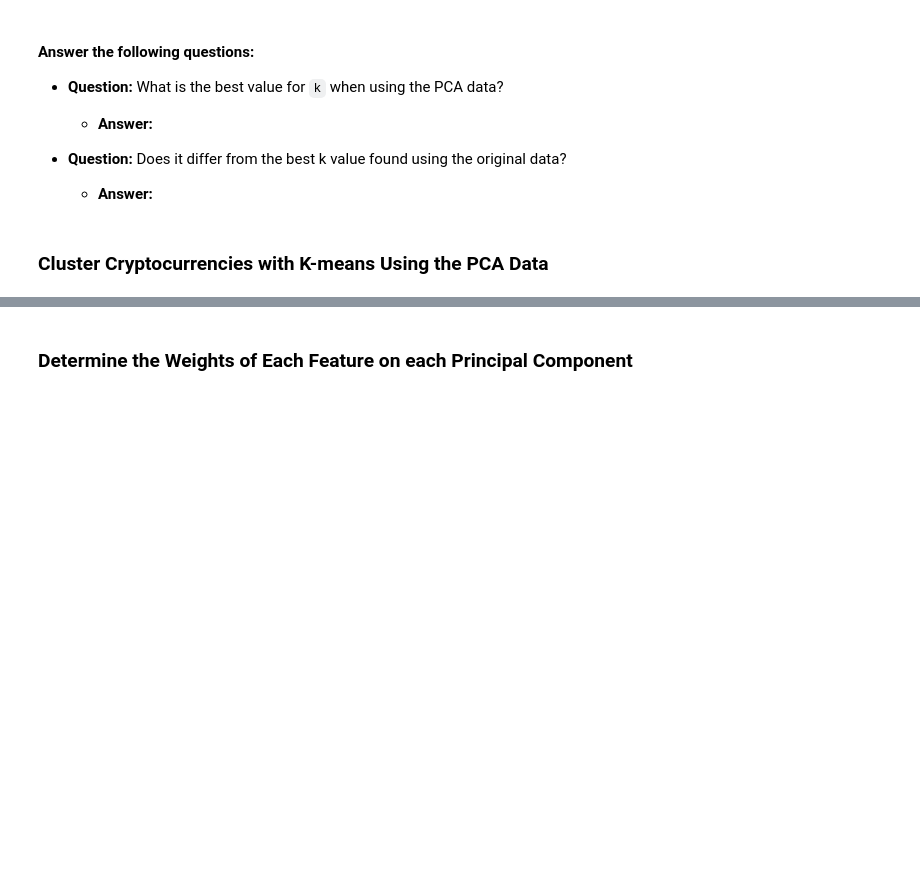
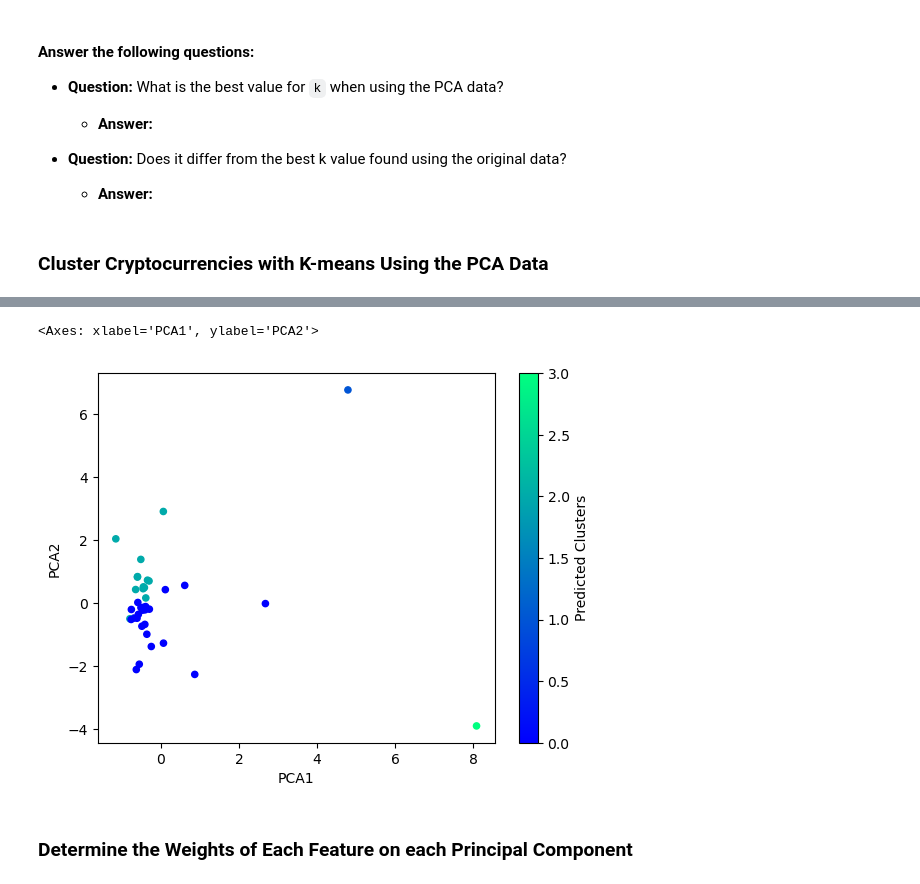
Before and after one commit to jrios46/CryptoClustering, a Jupyter notebook: Crypto_Clustering_starter_code.ipynb, the cells around one changed output, grey strips where cells are left out. Saved outputs shown, nothing was run; the diff lists cells and outputs as text; code cells hidden in the pictures; blank space fills up the shorter version.

```diff
--- a/Crypto_Clustering_starter_code.ipynb
+++ b/Crypto_Clustering_starter_code.ipynb
@@ -268,5 +319,7 @@ market_predictions
 ### Cluster Cryptocurrencies with K-means Using the PCA Data
 # %%
 # Initialize the K-Means model using the best value for k
+model =KMeans(n_clusters=4, n_init='auto', random_state=1)
 # %%
 # Fit the K-Means model using the PCA data
+model.fit(pca_info_df)
@@ -278,8 +338,9 @@ market_predictions
 # %%
 # Create a copy of the DataFrame with the PCA data
-
+preditctions_k4_df = pca_info_df.copy()
 
 # Add a new column to the DataFrame with the predicted clusters
-
+preditctions_k4_df ["Predicted Clusters"] = preditions_k4
 
 # Display sample data
+preditctions_k4_df.head()
@@ -286,5 +355,14 @@ market_predictions
 # %%
 # Create a scatter plot using hvPlot by setting `x="PCA1"` and `y="PCA2"`.
+preditctions_k4_df.plot.scatter(
+    x="PCA1",
+    y="PCA2",
+    c="Predicted Clusters",
+    colormap = 'winter'
+)
+# %% [output]
+<Axes: xlabel='PCA1', ylabel='PCA2'>
+[figure, added]
 # %% [markdown]
 ### Determine the Weights of Each Feature on each Principal Component
 # %%
```
Also changed, not shown: parts of 12 cells of this notebook.
